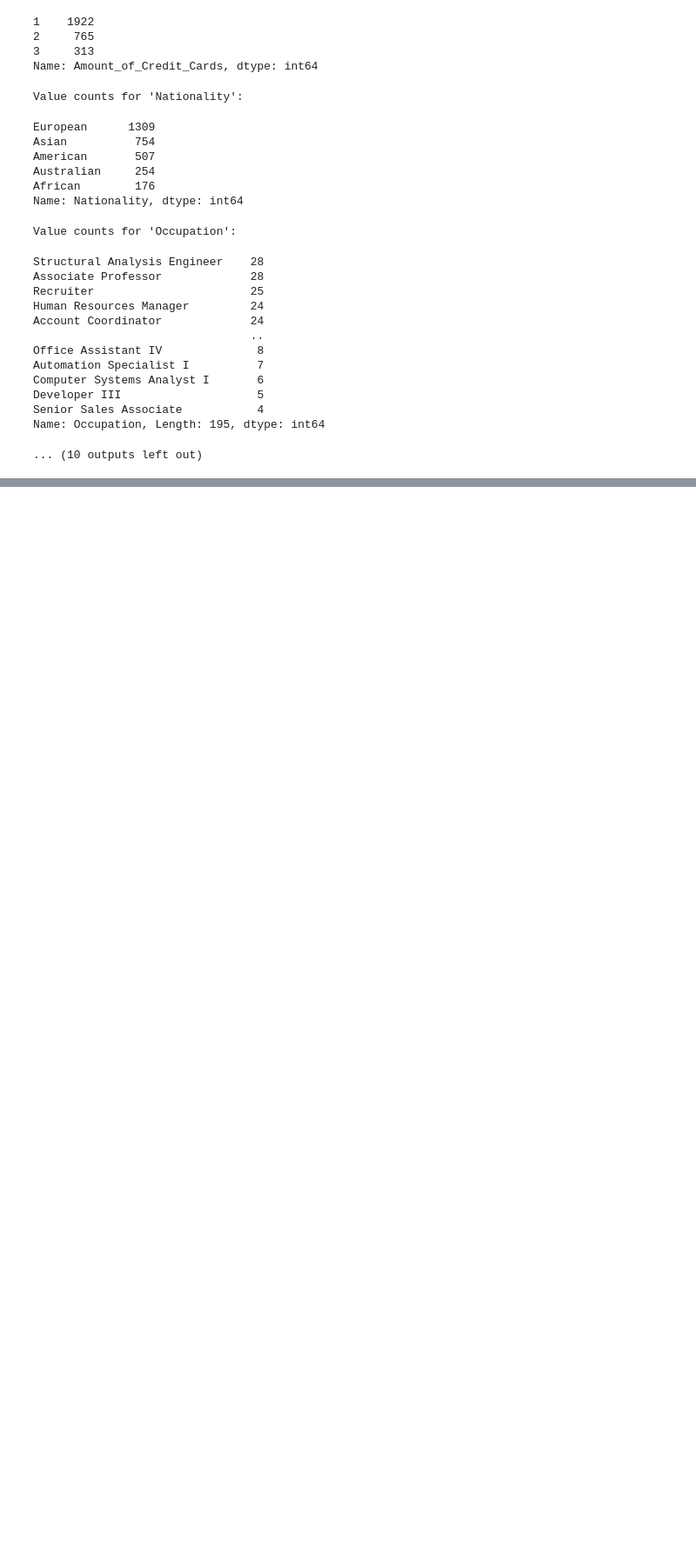
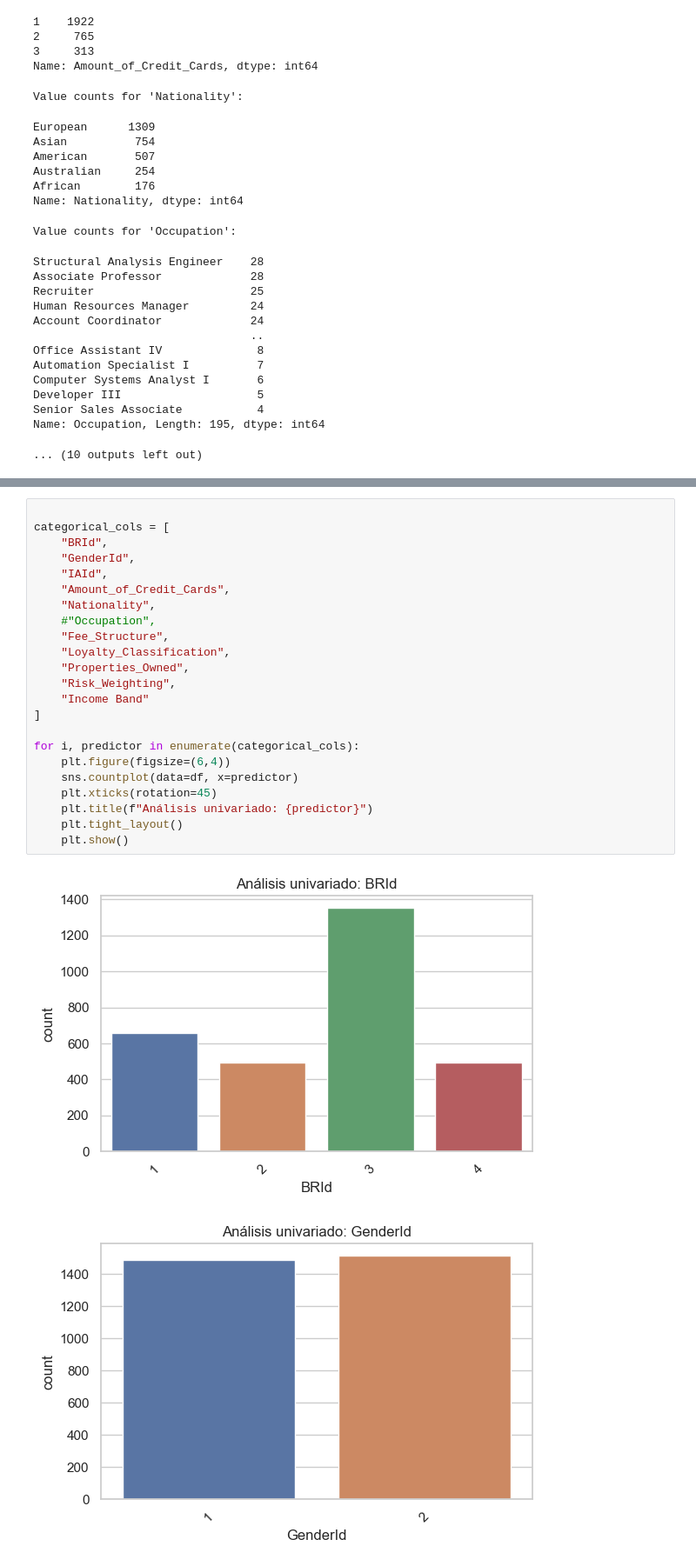
Before and after one commit to FrancoLeonelAranda/Banking-Analytics, a Jupyter notebook: notebooks/banking_case.ipynb, the cells around one changed output, grey strips where cells are left out. Shown at 87% size. Saved outputs shown, nothing was run; the diff lists cells and outputs as text; blank space fills up the shorter version.

Commit message:
Añadir notebook EDA con análisis univariado, bivariado, de correlación y conclusiones

```diff
--- a/notebooks/banking_case.ipynb
+++ b/notebooks/banking_case.ipynb
@@ -191,0 +202,26 @@ Name: Occupation, Length: 195, dtype: int64
+# %%
+
+categorical_cols = [
+    "BRId",
+    "GenderId",
+    "IAId",
+    "Amount_of_Credit_Cards",
+    "Nationality",
+    #"Occupation",
+    "Fee_Structure",
+    "Loyalty_Classification",
+    "Properties_Owned",
+    "Risk_Weighting",
+    "Income Band"
+]
+
+for i, predictor in enumerate(categorical_cols):
+    plt.figure(figsize=(6,4))
+    sns.countplot(data=df, x=predictor)
+    plt.xticks(rotation=45)
+    plt.title(f"Análisis univariado: {predictor}")
+    plt.tight_layout()
+    plt.show()
+# %% [output]
+[figure, added]
+[figure, added]
```
Also changed, not shown: parts of 10 cells of this notebook.
